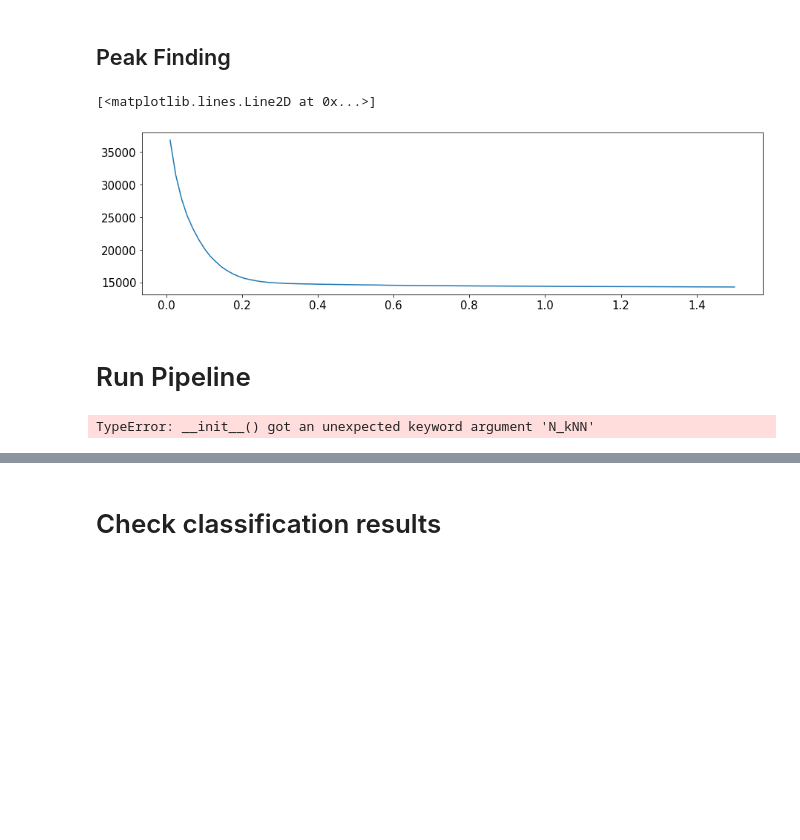
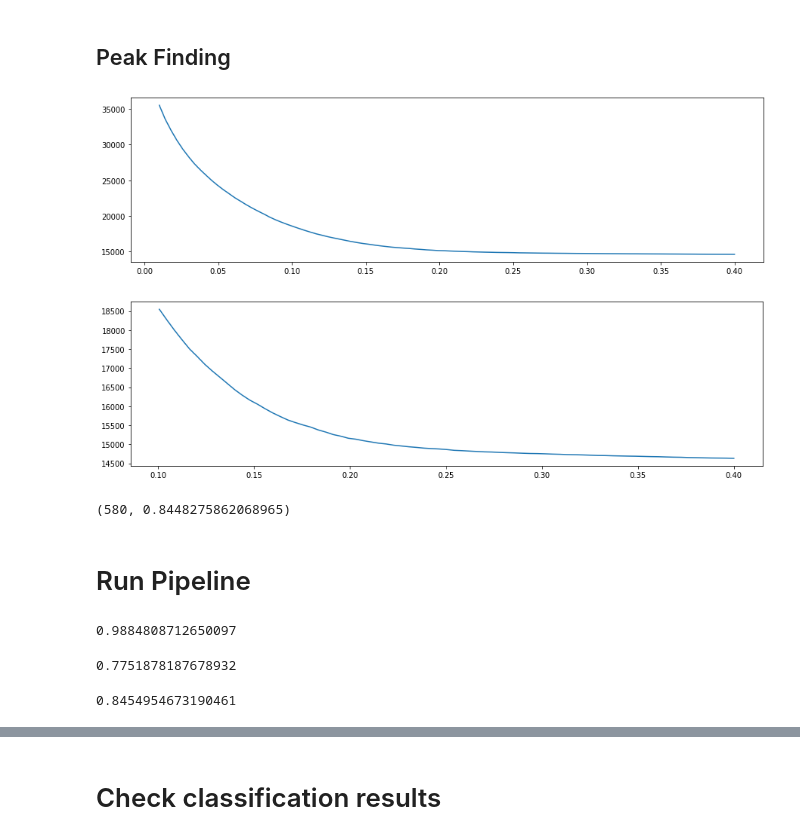
Before and after one commit to orger-lab/megabouts, a Jupyter notebook: megabouts/super_resolution_pipeline.ipynb, the cells around one changed output, grey strips where cells are left out. Drawn from its saved outputs; the diff is of its cells as text; code cells hidden in the pictures; blank space fills up the shorter version.

```diff
--- a/megabouts/super_resolution_pipeline.ipynb
+++ b/megabouts/super_resolution_pipeline.ipynb
@@ -188,5 +199,10 @@ cfg_segment_classify = ConfigTrajSegmentationClassification(fps=700)
 # %%
 from scipy.signal import find_peaks
+# %%
+cfg_preprocess = ConfigTrajPreprocess(fps=fps_new,freq_cutoff_min=10,beta=4)
+cfg_segment_classify = ConfigTrajSegmentationClassification(fps=fps_new)
+# %%
+pipeline = PipelineCentroidTracking(cfg_preprocess,cfg_segment_classify,load_training=False)
 # %%
 tracking_data = Dataset_CentroidTracking(fps=cfg_preprocess.fps,
                                          x=x_sub,
@@ -201,14 +217,19 @@ mobility = clean_traj.mobility
 # %%
 bout_duration = cfg_segment_classify.bout_duration
 # Number of peak as function of prominence:
-prom_para = np.linspace(0.01,1.5,100)
+prom_para = np.linspace(0.01,0.4,100)
 num_peaks = np.zeros_like(prom_para)
 for i,pro in enumerate(prom_para):
     peaks, _ = find_peaks(mobility,distance=bout_duration,prominence=pro)
     num_peaks[i] = len(peaks)
-
-plt.figure(figsize=(15,4))
-plt.plot(prom_para,num_peaks)
-# %% [output]
-[<matplotlib.lines.Line2D at 0x...>]
-[figure, removed]
+# %%
+plt.figure(figsize=(15,4))
+plt.plot(prom_para,num_peaks)
+plt.show()
+
+plt.figure(figsize=(15,4))
+plt.plot(prom_para[(prom_para>0.1)&(prom_para<2)],num_peaks[(prom_para>0.1)&(prom_para<2)])
+plt.show()
+# %% [output]
+[figure, added]
+[figure, added]
@@ -215,10 +242,11 @@ plt.plot(prom_para,num_peaks)
+# %%
+fps_list[24],peak_prominence_list[24]
+# %% [output]
+(580, 0.8448275862068965)
 # %% [markdown]
 # Run Pipeline
 # %%
-cfg_preprocess = ConfigTrajPreprocess(fps=700,freq_cutoff_min=10,beta=4)
-cfg_segment_classify = ConfigTrajSegmentationClassification(fps=700,peak_prominence=0.4)
-
-pipeline = PipelineCentroidTracking(cfg_preprocess,cfg_segment_classify,load_training=True,N_kNN=10)
+cfg_preprocess = ConfigTrajPreprocess(fps=fps_new,freq_cutoff_min=10,beta=4)
+cfg_segment_classify = ConfigTrajSegmentationClassification(fps=fps_new,peak_prominence=0.84,margin_before_peak_ms=34,augment_max_delay_ms=34,augment_step_delay_ms=4,N_kNN=10)
+pipeline = PipelineCentroidTracking(cfg_preprocess,cfg_segment_classify,load_training=True)
-# %% [output]
-TypeError: __init__() got an unexpected keyword argument 'N_kNN'
 # %%
@@ -225,0 +273,13 @@ tracking_data,clean_traj,segments,segment_refined,traj_array,bout_category,onset
+# %%
+N_match/len(bout_cat_full)
+# %% [output]
+0.9884808712650097
+# %%
+from sklearn.metrics import balanced_accuracy_score
+balanced_accuracy_score(x, y)
+# %% [output]
+0.7751878187678932
+# %%
+balanced_accuracy_score(x%13, y%13)
+# %% [output]
+0.8454954673190461
```
Also changed, not shown: parts of 49 cells of this notebook, 15 other files.
